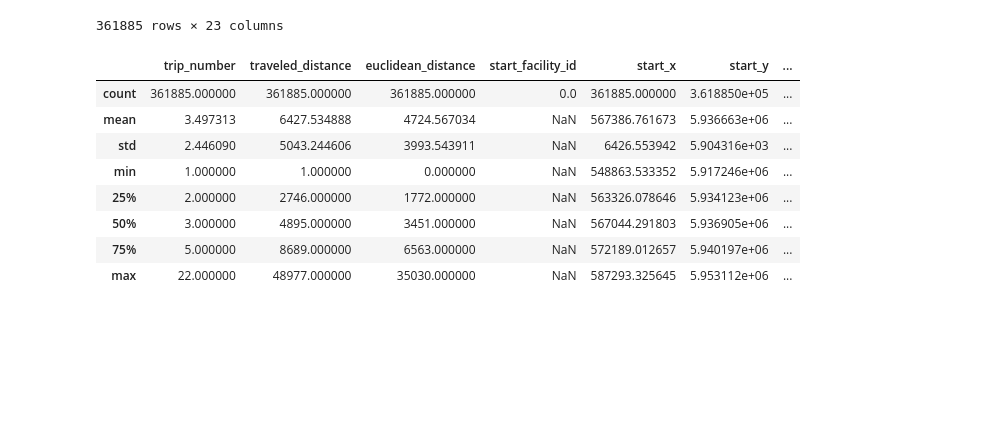
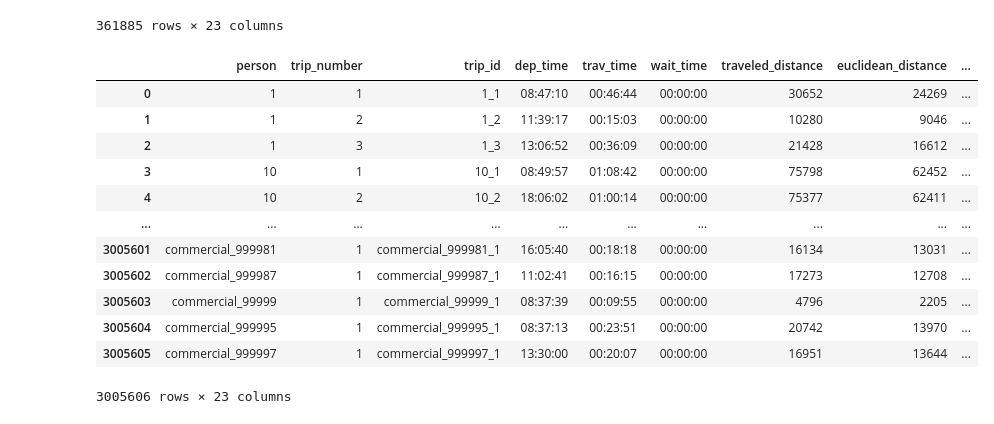
Before and after one commit to jesuslovesyiyi/Global-road-network-resilience, a Jupyter notebook: analysis/05_Validation.ipynb, the cells around one changed output. Saved outputs shown, nothing was run; the diff lists cells and outputs as text; code cells hidden in the pictures; blank space fills up the shorter version.

```diff
--- a/analysis/05_Validation.ipynb
+++ b/analysis/05_Validation.ipynb
@@ -1437,14 +1514,18 @@ Hamburg_raw_filtered
 | 2770069 | 99992 | 2 | 99992_2 | 13:39:36 | 00:09:27 | 00:00:00 | 2440 | 1907 | ... |
 361885 rows × 23 columns
 # %%
-Hamburg_raw_filtered.describe()
+Hamburg_raw
 # %% [output]
-|  | trip_number | traveled_distance | euclidean_distance | start_facility_id | start_x | start_y | ... |
-| count | 361885.000000 | 361885.000000 | 361885.000000 | 0.0 | 361885.000000 | 3.618850e+05 | ... |
-| mean | 3.497313 | 6427.534888 | 4724.567034 | NaN | 567386.761673 | 5.936663e+06 | ... |
-| std | 2.446090 | 5043.244606 | 3993.543911 | NaN | 6426.553942 | 5.904316e+03 | ... |
-| min | 1.000000 | 1.000000 | 0.000000 | NaN | 548863.533352 | 5.917246e+06 | ... |
-| 25% | 2.000000 | 2746.000000 | 1772.000000 | NaN | 563326.078646 | 5.934123e+06 | ... |
-| 50% | 3.000000 | 4895.000000 | 3451.000000 | NaN | 567044.291803 | 5.936905e+06 | ... |
-| 75% | 5.000000 | 8689.000000 | 6563.000000 | NaN | 572189.012657 | 5.940197e+06 | ... |
-| max | 22.000000 | 48977.000000 | 35030.000000 | NaN | 587293.325645 | 5.953112e+06 | ... |
+|  | person | trip_number | trip_id | dep_time | trav_time | wait_time | traveled_distance | euclidean_distance | ... |
+| 0 | 1 | 1 | 1_1 | 08:47:10 | 00:46:44 | 00:00:00 | 30652 | 24269 | ... |
+| 1 | 1 | 2 | 1_2 | 11:39:17 | 00:15:03 | 00:00:00 | 10280 | 9046 | ... |
+| 2 | 1 | 3 | 1_3 | 13:06:52 | 00:36:09 | 00:00:00 | 21428 | 16612 | ... |
+| 3 | 10 | 1 | 10_1 | 08:49:57 | 01:08:42 | 00:00:00 | 75798 | 62452 | ... |
+| 4 | 10 | 2 | 10_2 | 18:06:02 | 01:00:14 | 00:00:00 | 75377 | 62411 | ... |
+| ... | ... | ... | ... | ... | ... | ... | ... | ... | ... |
+| 3005601 | commercial_999981 | 1 | commercial_999981_1 | 16:05:40 | 00:18:18 | 00:00:00 | 16134 | 13031 | ... |
+| 3005602 | commercial_999987 | 1 | commercial_999987_1 | 11:02:41 | 00:16:15 | 00:00:00 | 17273 | 12708 | ... |
+| 3005603 | commercial_99999 | 1 | commercial_99999_1 | 08:37:39 | 00:09:55 | 00:00:00 | 4796 | 2205 | ... |
+| 3005604 | commercial_999995 | 1 | commercial_999995_1 | 08:37:13 | 00:23:51 | 00:00:00 | 20742 | 13970 | ... |
+| 3005605 | commercial_999997 | 1 | commercial_999997_1 | 13:30:00 | 00:20:07 | 00:00:00 | 16951 | 13644 | ... |
+3005606 rows × 23 columns
```
Also changed, not shown: parts of 9 cells of this notebook.
